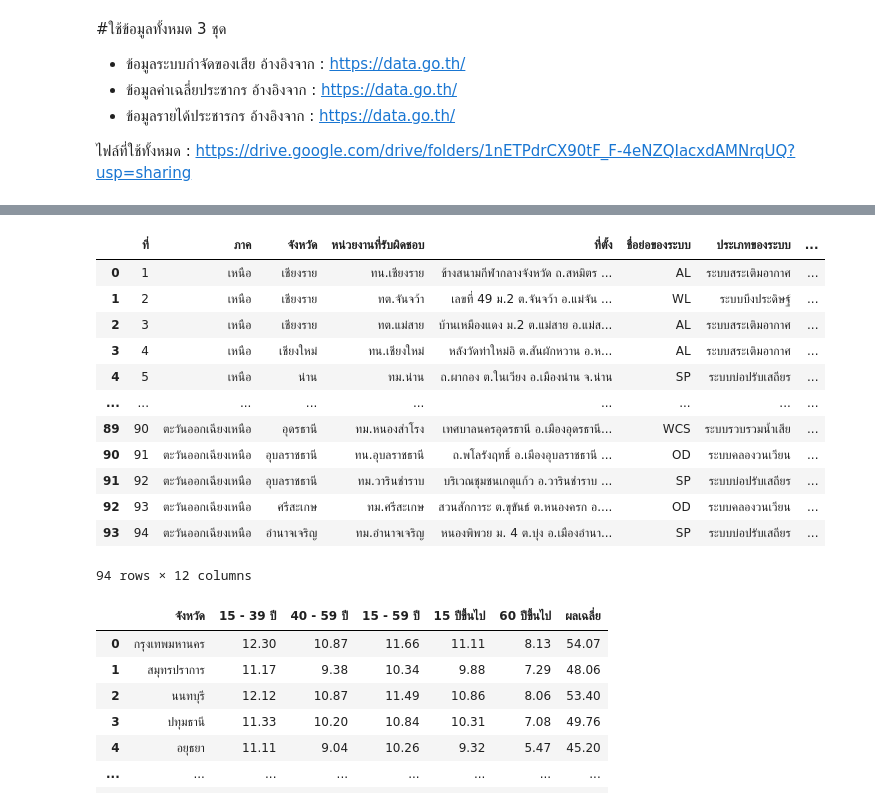
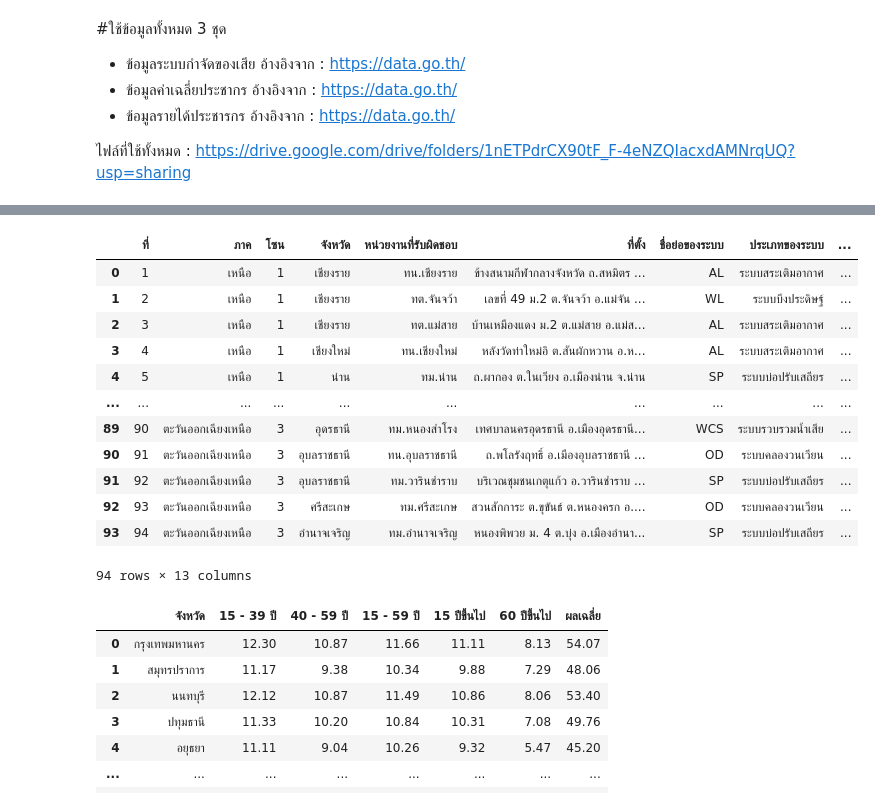
Before and after one commit to ParichayaHongthongkum/DWDM21, a Jupyter notebook: Project_for_Group.ipynb, the cells around one changed output, grey strips where cells are left out. Cells and saved outputs as stored; diff of their text form; code cells hidden in the pictures.

```diff
--- a/Project_for_Group.ipynb
+++ b/Project_for_Group.ipynb
@@ -22,22 +22,22 @@ Mounted at /content/drive
 import os # os ไว้จัดการไฟล์และถาท ถาทคือที่อยู่ของไฟล์
 # %%
 path = '/content/drive/My Drive/DWDM2021_DATA' #ชื่อ path ชี้ไปไฟล์ที่เราต้องการ
-data_BB = pd.read_csv(os.path.join(path,'กำจัดของเสีย.csv'))
+data_BB = pd.read_csv(os.path.join(path,'บำบัดของเสีย.csv'))
 data_BB #ข้อมูลหลักชุดที่ 1
 # %% [output]
-|  | ที่ | ภาค | จังหวัด | หน่วยงานที่รับผิดชอบ | ที่ตั้ง | ชื่อย่อของระบบ | ประเภทของระบบ | ... |
-| 0 | 1 | เหนือ | เชียงราย | ทน.เชียงราย | ข้างสนามกีฬากลางจังหวัด ถ.สหมิตร ... | AL | ระบบสระเติมอากาศ | ... |
-| 1 | 2 | เหนือ | เชียงราย | ทต.จันจว้า | เลขที่ 49 ม.2 ต.จันจว้า อ.แม่จัน ... | WL | ระบบบึงประดิษฐ์ | ... |
-| 2 | 3 | เหนือ | เชียงราย | ทต.แม่สาย | บ้านเหมืองแดง ม.2 ต.แม่สาย อ.แม่ส... | AL | ระบบสระเติมอากาศ | ... |
-| 3 | 4 | เหนือ | เชียงใหม่ | ทน.เชียงใหม่ | หลังวัดท่าใหม่อิ ต.สันผักหวาน อ.ห... | AL | ระบบสระเติมอากาศ | ... |
-| 4 | 5 | เหนือ | น่าน | ทม.น่าน | ถ.ผากอง ต.ในเวียง อ.เมืองน่าน จ.น่าน | SP | ระบบบ่อปรับเสถียร | ... |
-| ... | ... | ... | ... | ... | ... | ... | ... | ... |
-| 89 | 90 | ตะวันออกเฉียงเหนือ | อุดรธานี | ทม.หนองสำโรง | เทศบาลนครอุดรธานี อ.เมืองอุดรธานี... | WCS | ระบบรวบรวมน้ำเสีย | ... |
-| 90 | 91 | ตะวันออกเฉียงเหนือ | อุบลราชธานี | ทน.อุบลราชธานี | ถ.พโลรังฤทธิ์ อ.เมืองอุบลราชธานี ... | OD | ระบบคลองวนเวียน | ... |
-| 91 | 92 | ตะวันออกเฉียงเหนือ | อุบลราชธานี | ทม.วารินชำราบ | บริเวณชุมชนเกตุแก้ว อ.วารินชำราบ ... | SP | ระบบบ่อปรับเสถียร | ... |
-| 92 | 93 | ตะวันออกเฉียงเหนือ | ศรีสะเกษ | ทม.ศรีสะเกษ | สวนสักการะ ต.ขุขันธ์ ต.หนองครก อ.... | OD | ระบบคลองวนเวียน | ... |
-| 93 | 94 | ตะวันออกเฉียงเหนือ | อำนาจเจริญ | ทม.อำนาจเจริญ | หนองพิพวย ม. 4 ต.บุ่ง อ.เมืองอำนา... | SP | ระบบบ่อปรับเสถียร | ... |
+|  | ที่ | ภาค | โซน | จังหวัด | หน่วยงานที่รับผิดชอบ | ที่ตั้ง | ชื่อย่อของระบบ | ประเภทของระบบ | ... |
+| 0 | 1 | เหนือ | 1 | เชียงราย | ทน.เชียงราย | ข้างสนามกีฬากลางจังหวัด ถ.สหมิตร ... | AL | ระบบสระเติมอากาศ | ... |
+| 1 | 2 | เหนือ | 1 | เชียงราย | ทต.จันจว้า | เลขที่ 49 ม.2 ต.จันจว้า อ.แม่จัน ... | WL | ระบบบึงประดิษฐ์ | ... |
+| 2 | 3 | เหนือ | 1 | เชียงราย | ทต.แม่สาย | บ้านเหมืองแดง ม.2 ต.แม่สาย อ.แม่ส... | AL | ระบบสระเติมอากาศ | ... |
+| 3 | 4 | เหนือ | 1 | เชียงใหม่ | ทน.เชียงใหม่ | หลังวัดท่าใหม่อิ ต.สันผักหวาน อ.ห... | AL | ระบบสระเติมอากาศ | ... |
+| 4 | 5 | เหนือ | 1 | น่าน | ทม.น่าน | ถ.ผากอง ต.ในเวียง อ.เมืองน่าน จ.น่าน | SP | ระบบบ่อปรับเสถียร | ... |
+| ... | ... | ... | ... | ... | ... | ... | ... | ... | ... |
+| 89 | 90 | ตะวันออกเฉียงเหนือ | 3 | อุดรธานี | ทม.หนองสำโรง | เทศบาลนครอุดรธานี อ.เมืองอุดรธานี... | WCS | ระบบรวบรวมน้ำเสีย | ... |
+| 90 | 91 | ตะวันออกเฉียงเหนือ | 3 | อุบลราชธานี | ทน.อุบลราชธานี | ถ.พโลรังฤทธิ์ อ.เมืองอุบลราชธานี ... | OD | ระบบคลองวนเวียน | ... |
+| 91 | 92 | ตะวันออกเฉียงเหนือ | 3 | อุบลราชธานี | ทม.วารินชำราบ | บริเวณชุมชนเกตุแก้ว อ.วารินชำราบ ... | SP | ระบบบ่อปรับเสถียร | ... |
+| 92 | 93 | ตะวันออกเฉียงเหนือ | 3 | ศรีสะเกษ | ทม.ศรีสะเกษ | สวนสักการะ ต.ขุขันธ์ ต.หนองครก อ.... | OD | ระบบคลองวนเวียน | ... |
+| 93 | 94 | ตะวันออกเฉียงเหนือ | 3 | อำนาจเจริญ | ทม.อำนาจเจริญ | หนองพิพวย ม. 4 ต.บุ่ง อ.เมืองอำนา... | SP | ระบบบ่อปรับเสถียร | ... |
-94 rows × 12 columns
+94 rows × 13 columns
 # %%
 data_PP = pd.read_csv(os.path.join(path,'ค่าเฉลี่ยประชากร.csv'))
 data_PP.dropna() #ข้อมูลรองชุดที่ 2
```
Also changed, not shown: parts of 77 cells of this notebook.
